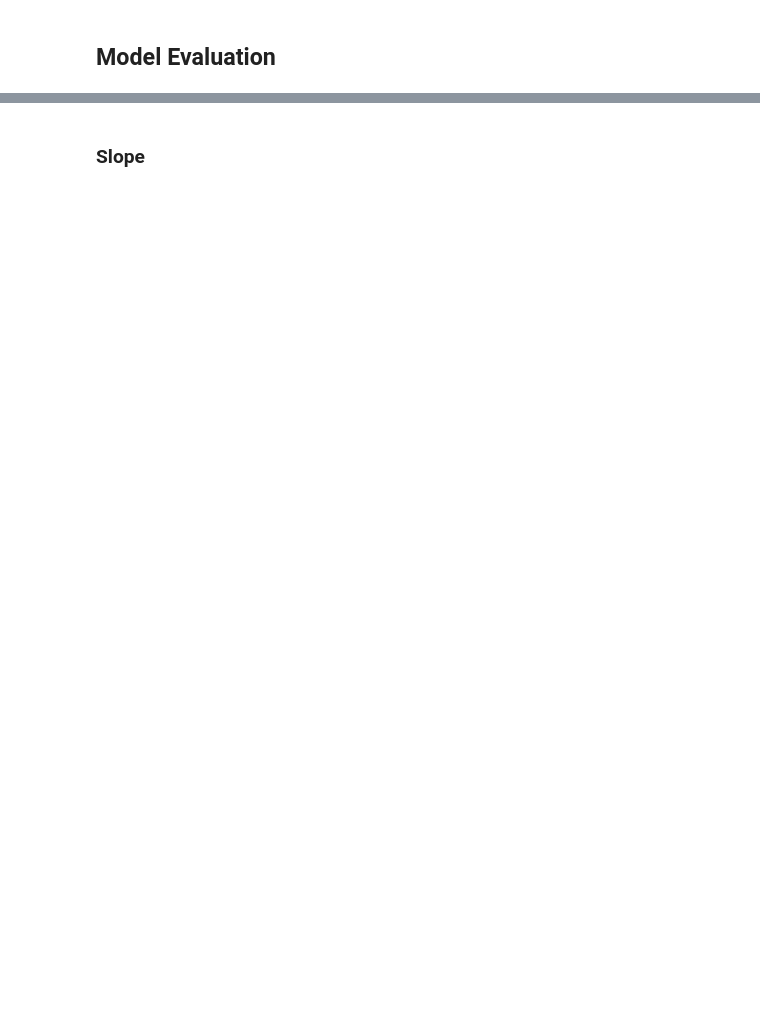
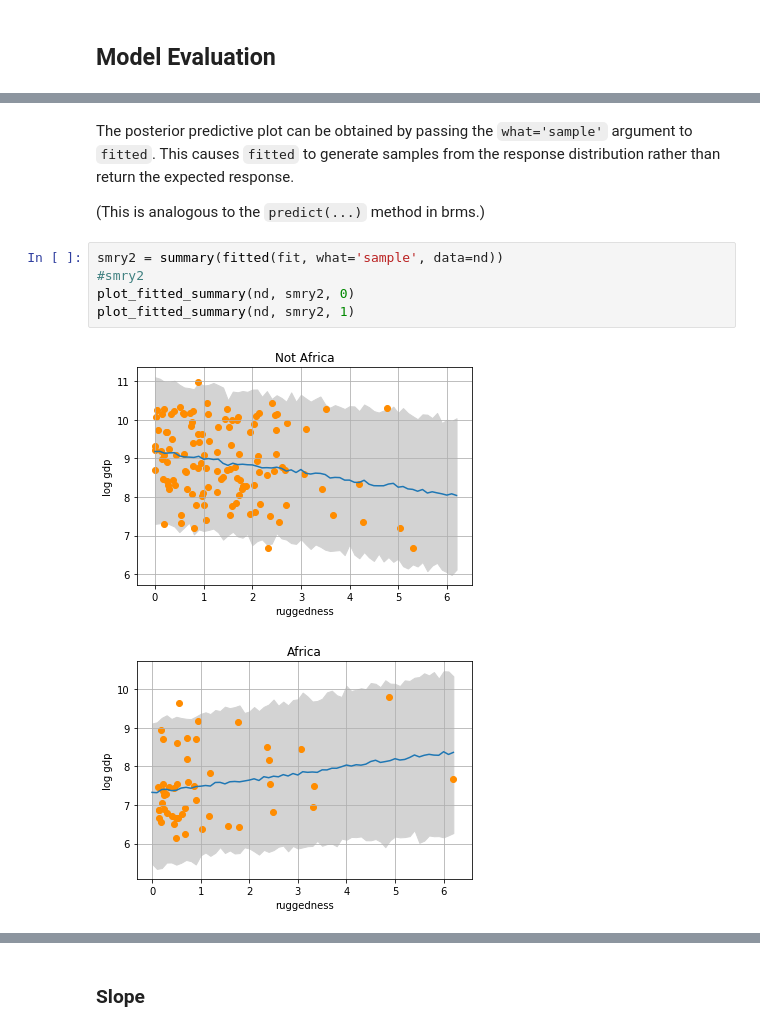
Before and after one commit to pyro-ppl/brmp, a Jupyter notebook: brmp/examples/Africa.ipynb, the cells around one changed output, grey strips where cells are left out. Cells and saved outputs as stored; diff of their text form; blank space fills up the shorter version.

```diff
--- a/brmp/examples/Africa.ipynb
+++ b/brmp/examples/Africa.ipynb
@@ -146,0 +166,12 @@ plot_rugged_vs_log_gdp(fit, 1)
+# %% [markdown]
+The posterior predictive plot can be obtained by passing the `what='sample'` argument to `fitted`. This causes `fitted` to generate samples from the response distribution rather than return the expected response.
+
+(This is analogous to the `predict(...)` method in brms.)
+# %%
+smry2 = summary(fitted(fit, what='sample', data=nd))
+#smry2
+plot_fitted_summary(nd, smry2, 0)
+plot_fitted_summary(nd, smry2, 1)
+# %% [output]
+[figure, added]
+[figure, added]
```
Also changed, not shown: parts of 15 cells of this notebook.
